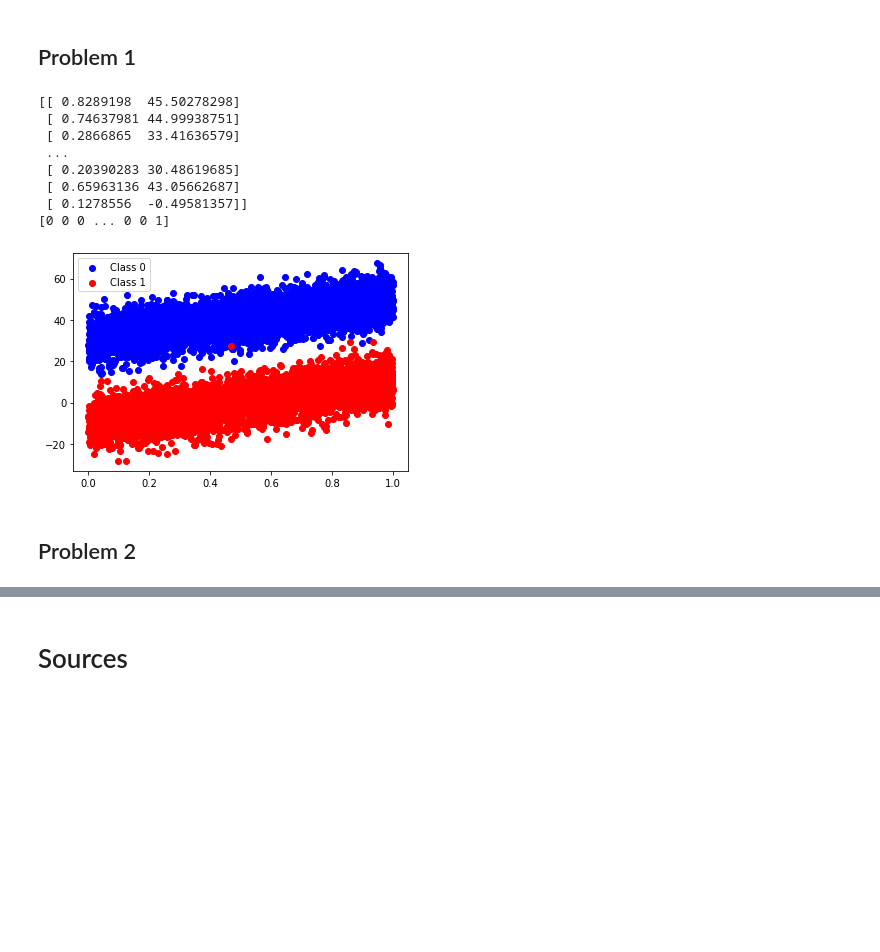
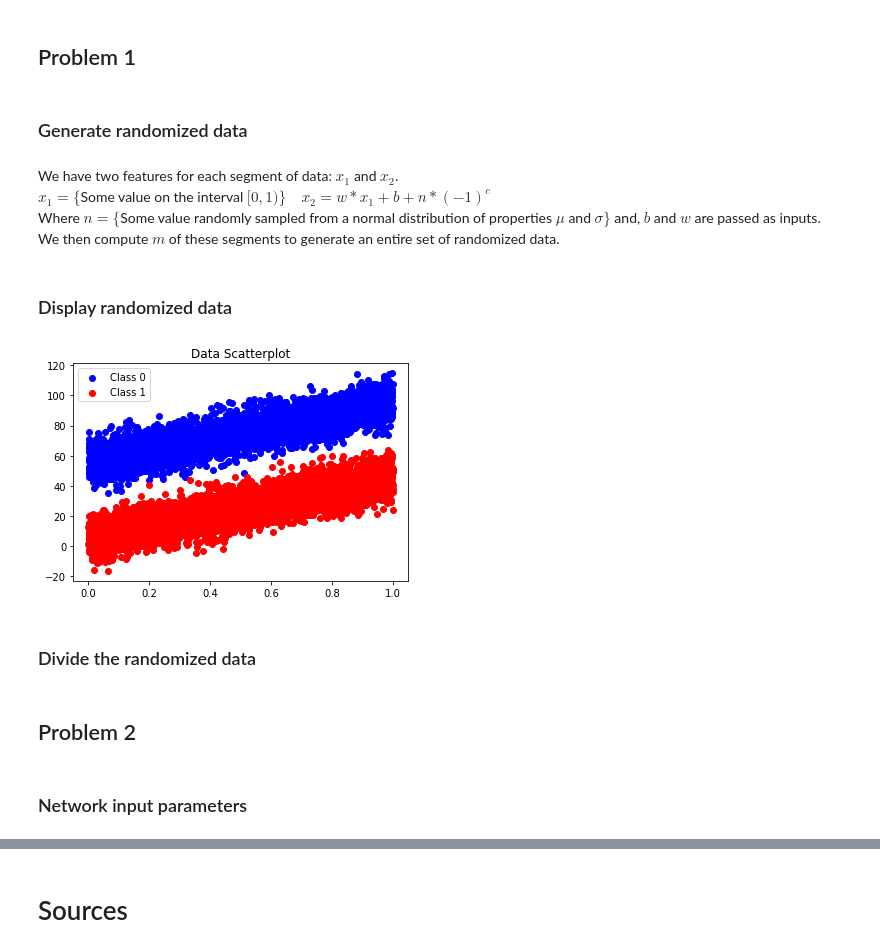
Before and after one commit to nabakin/machine-learning-course, a Jupyter notebook: HW_3/HW_3.ipynb, the cells around one changed output, grey strips where cells are left out. Cells and saved outputs as stored; diff of their text form; code cells hidden in the pictures; blank space fills up the shorter version.

```diff
--- a/HW_3/HW_3.ipynb
+++ b/HW_3/HW_3.ipynb
@@ -10,7 +7,16 @@ import numpy as np
 import matplotlib.pyplot as plt
 import random as random
 np.random.seed(42)
+# %% [markdown]
+### Generate randomized data
+# %% [markdown]
+We have two features for each segment of data: $x_1$ and $x_2$.
+$x_1 = \{$Some value on the interval $ [0,1)\} \,\,\,\,\,\, x_2 = w*x_1+b+n*(-1)^c$
+Where $n = \{$Some value randomly sampled from a normal distribution of properties $\mu$ and $\sigma\}$ and, $b$ and $w$ are passed as inputs.
+We then compute $m$ of these segments to generate an entire set of randomized data.
 # %%
+# Generates randomized data according to functions
+# and given input parameters.
 def get_random_data(w, b, mu, sigma, m):
   data = []
   labels = np.random.randint(2, size=m)
@@ -19,6 +25,7 @@ def get_random_data(w, b, mu, sigma, m):
     c = labels[i]
     n = np.random.normal(mu, sigma)
 
+    # The functions used
     x_1 = random.random()
     x_2 = w * x_1 + b + ((-1)**c) * n
 
@@ -27,41 +34,47 @@ def get_random_data(w, b, mu, sigma, m):
   data = np.array(data)
   return data, labels
 
-truth_weight = 20
-truth_bias = 10
-truth_mu = 20
-truth_sigma = 6
+# The input parameters for the generated data.
+truth_weight = 40
+truth_bias = 30
+truth_mu = 25
+truth_sigma = 7
 truth_m = 10000
+
+# Generate the randomized data.
 data, labels =  get_random_data(truth_weight, truth_bias, truth_mu, truth_sigma, truth_m)
-print(data)
-print(labels)
-# %% [output]
-[[ 0.8289198  45.50278298]
- [ 0.74637981 44.99938751]
- [ 0.2866865  33.41636579]
- ...
- [ 0.20390283 30.48619685]
- [ 0.65963136 43.05662687]
- [ 0.1278556  -0.49581357]]
-[0 0 0 ... 0 0 1]
+# %% [markdown]
+### Display randomized data
 # %%
+# Displays randomized data in a scatterplot.
 def display_random_data(data, labels):
     x_red = []
     y_red = []
     x_blue = []
     y_blue = []
+
+    # Sort and convert data parsable by matplotlib.
     for i in range(len(labels)):
         if labels[i] == 0:
             x_blue.append(data[i][0])
             y_blue.append(data[i][1])
         else:
             x_red.append(data[i][0])
             y_red.append(data[i][1])
+
+    # Plot sorted data.
     plt.scatter(x_blue, y_blue, c='blue', label='Class 0')
     plt.scatter(x_red, y_red, c='red', label='Class 1')
+
+    # Configure the plot.
     plt.legend()
+    plt.title('Data Scatterplot')
 
+# Display the generated data.
 display_random_data(data, labels)
+plt.show()
 # %% [output]
-[figure, old version]
+[figure, new version]
+# %% [markdown]
+### Divide the randomized data
 # %%
@@ -76,3 +91,5 @@ testing_labels = labels[8000:]
 from tensorflow.python.keras.models import Sequential
 from tensorflow.python.keras.layers import Dense, Activation
+# %% [markdown]
+### Network input parameters
 # %%
```
Also changed, not shown: parts of 35 cells of this notebook.
